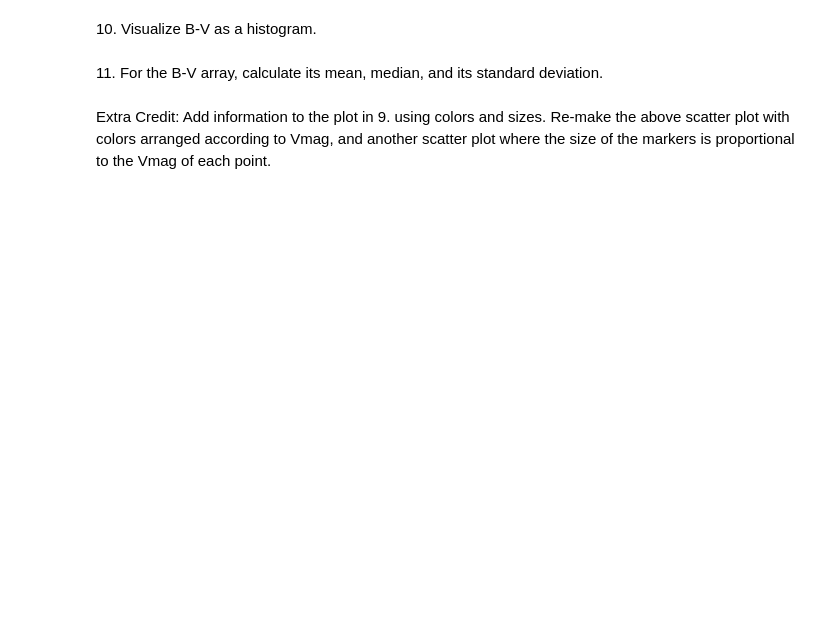
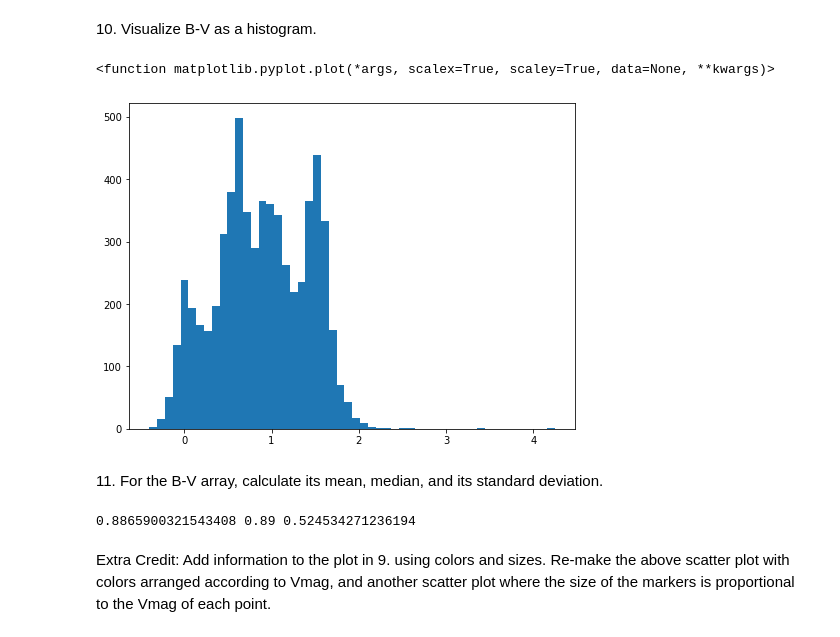
Before and after one commit to JakePost/ml-physics-fall2021, a Jupyter notebook: homework/worksheet-1/WS1_IntroToPython_P3600_F21.ipynb, the cells around one changed output. Saved outputs shown, nothing was run; the diff lists cells and outputs as text; code cells hidden in the pictures; blank space fills up the shorter version.

```diff
--- a/homework/worksheet-1/WS1_IntroToPython_P3600_F21.ipynb
+++ b/homework/worksheet-1/WS1_IntroToPython_P3600_F21.ipynb
@@ -60,6 +138,21 @@ Adjust axes limits to be [-0.3,2] for B-V, [-10, 20] for M.
 # %% [markdown]
 10\. Visualize B-V as a histogram.
+# %%
+plt.figure(figsize=(8,6))
+plt.hist(bv_color, bins="auto")
+plt.plot
+# %% [output]
+<function matplotlib.pyplot.plot(*args, scalex=True, scaley=True, data=None, **kwargs)>
+[figure, added]
 # %% [markdown]
 11\. For the B-V array, calculate its mean, median, and its standard deviation.
+# %%
+bv_mean = np.mean(bv_color)
+bv_median = np.median(bv_color)
+bv_deviation = np.std(bv_color)
+
+print(bv_mean, bv_median, bv_deviation)
+# %% [output]
+0.8865900321543408 0.89 0.524534271236194
 # %% [markdown]
 Extra Credit: Add information to the plot in 9\. using colors and sizes. Re-make the above scatter plot with colors arranged according to Vmag, and another scatter plot where the size of the markers is proportional to the Vmag of each point.
```
Also changed, not shown: parts of 13 cells of this notebook.
